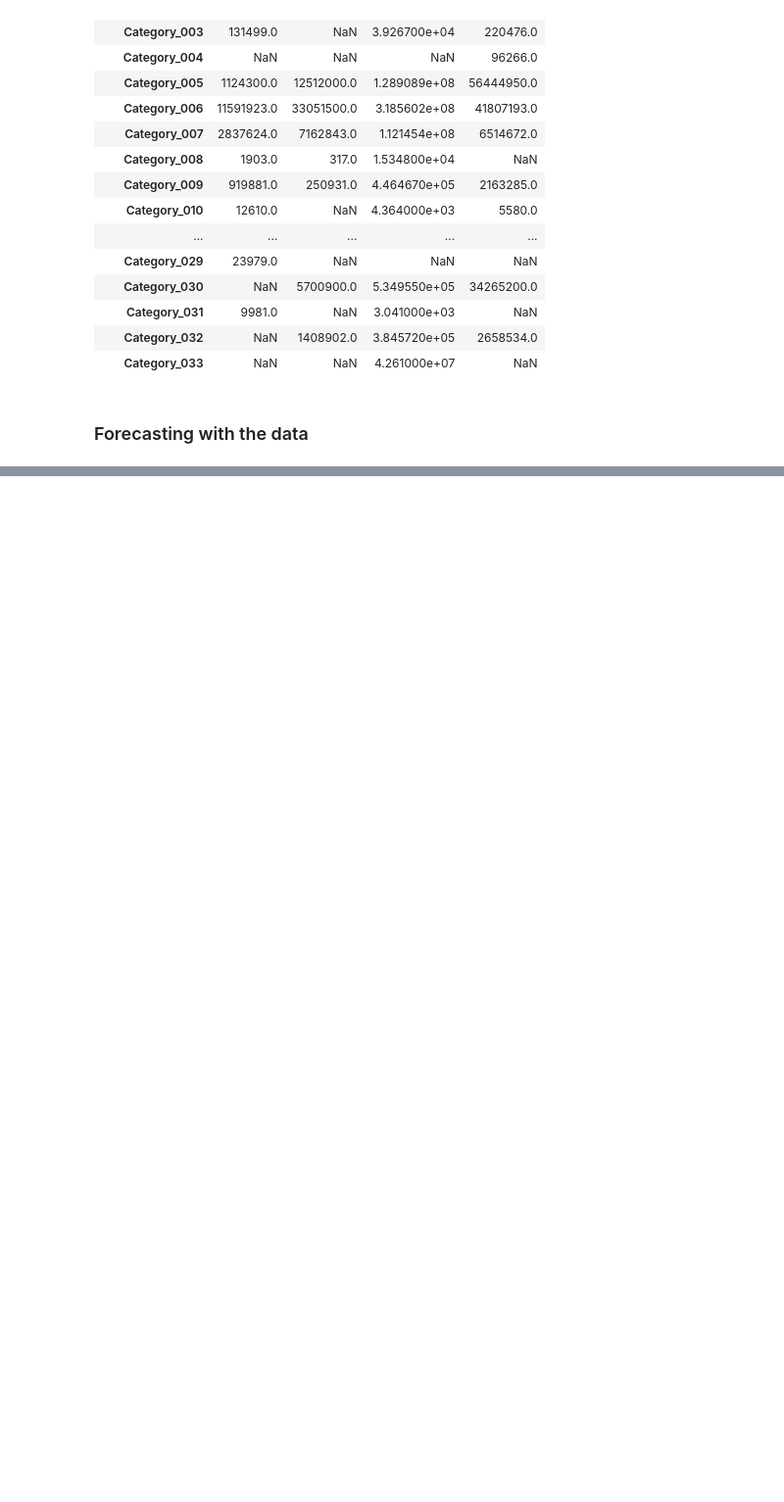
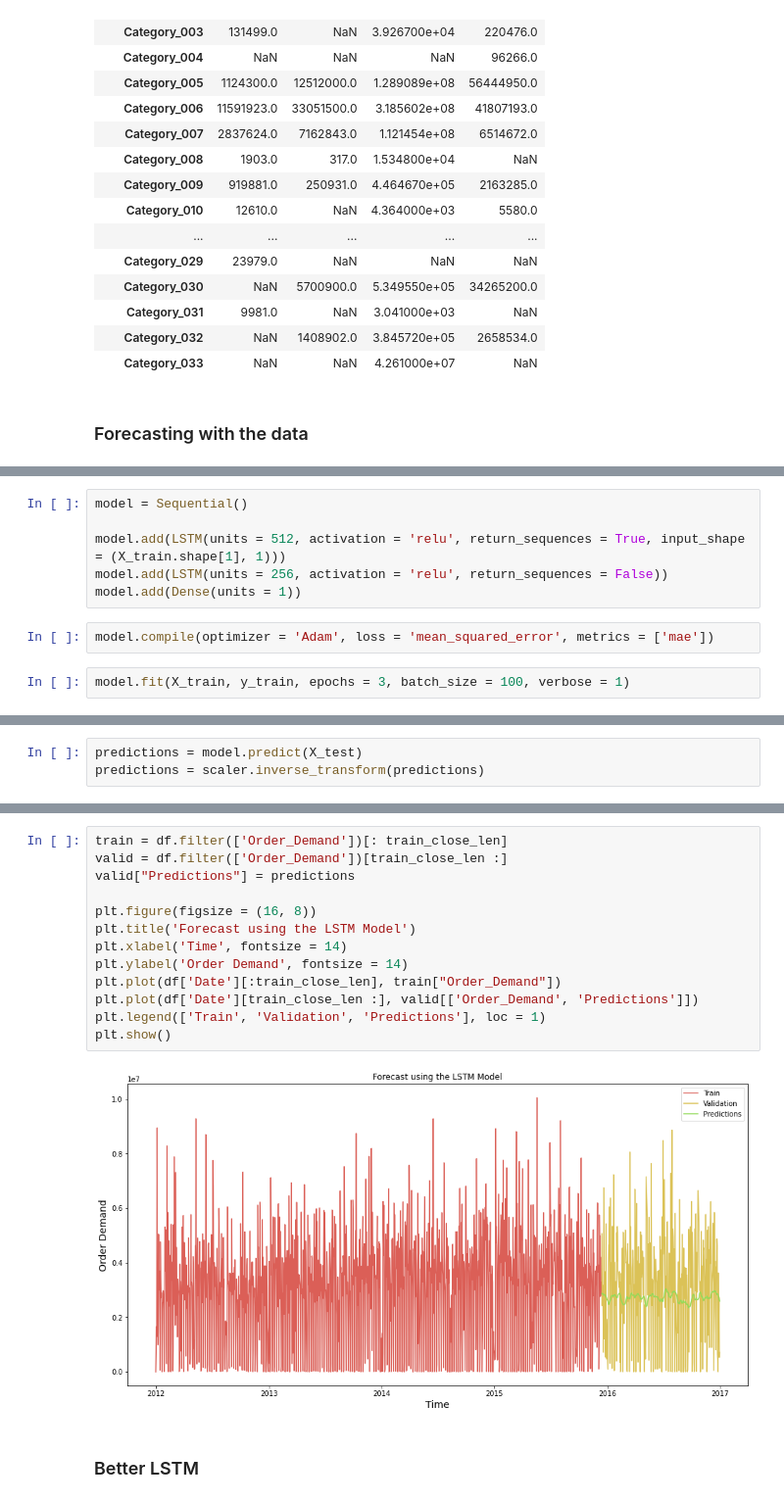
Before and after one commit to doja4bid/Demand-Forecasting-, a Jupyter notebook: Exploration.ipynb, the cells around one changed output, grey strips where cells are left out. Shown at 98% size. Cells and saved outputs as stored; diff of their text form; blank space fills up the shorter version.

```diff
--- a/Exploration.ipynb
+++ b/Exploration.ipynb
@@ -300,0 +361,10 @@ Index(['Product_Code', 'Warehouse', 'Product_Category', 'Date', 'Order_Demand',
+# %%
+model = Sequential()
+
+model.add(LSTM(units = 512, activation = 'relu', return_sequences = True, input_shape = (X_train.shape[1], 1)))
+model.add(LSTM(units = 256, activation = 'relu', return_sequences = False))
+model.add(Dense(units = 1))
+# %%
+model.compile(optimizer = 'Adam', loss = 'mean_squared_error', metrics = ['mae'])
+# %%
+model.fit(X_train, y_train, epochs = 3, batch_size = 100, verbose = 1)
@@ -300,0 +379,3 @@ Index(['Product_Code', 'Warehouse', 'Product_Category', 'Date', 'Order_Demand',
+# %%
+predictions = model.predict(X_test)
+predictions = scaler.inverse_transform(predictions)
@@ -300,0 +384,17 @@ Index(['Product_Code', 'Warehouse', 'Product_Category', 'Date', 'Order_Demand',
+# %%
+train = df.filter(['Order_Demand'])[: train_close_len]
+valid = df.filter(['Order_Demand'])[train_close_len :]
+valid["Predictions"] = predictions
+
+plt.figure(figsize = (16, 8))
+plt.title('Forecast using the LSTM Model')
+plt.xlabel('Time', fontsize = 14)
+plt.ylabel('Order Demand', fontsize = 14)
+plt.plot(df['Date'][:train_close_len], train["Order_Demand"])
+plt.plot(df['Date'][train_close_len :], valid[['Order_Demand', 'Predictions']])
+plt.legend(['Train', 'Validation', 'Predictions'], loc = 1)
+plt.show()
+# %% [output]
+[figure, added]
+# %% [markdown]
+### Better LSTM
```
Also changed, not shown: parts of 26 cells of this notebook.
